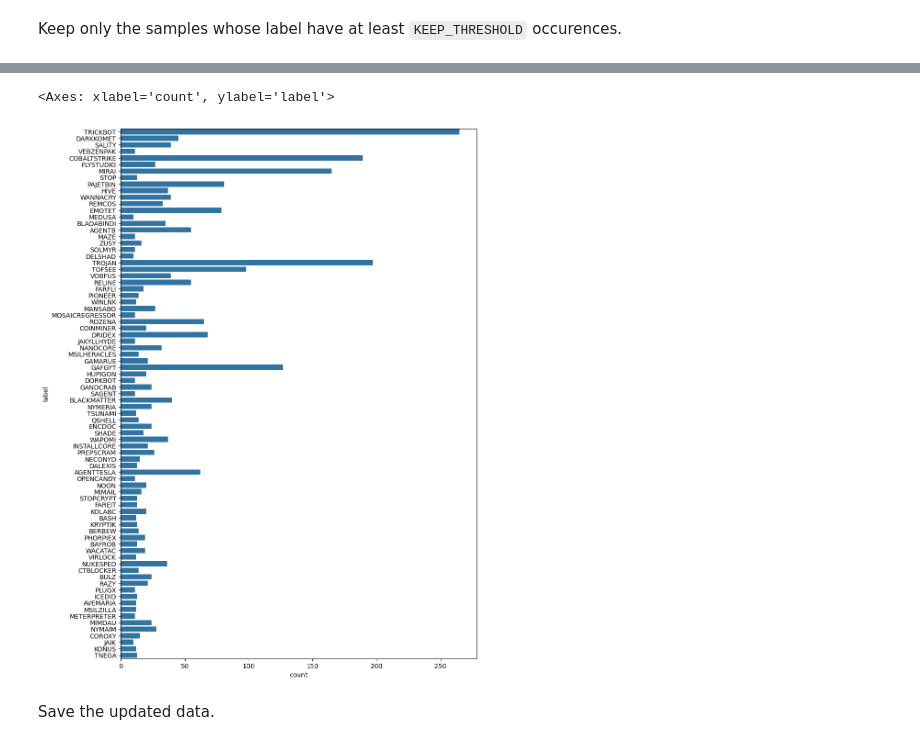
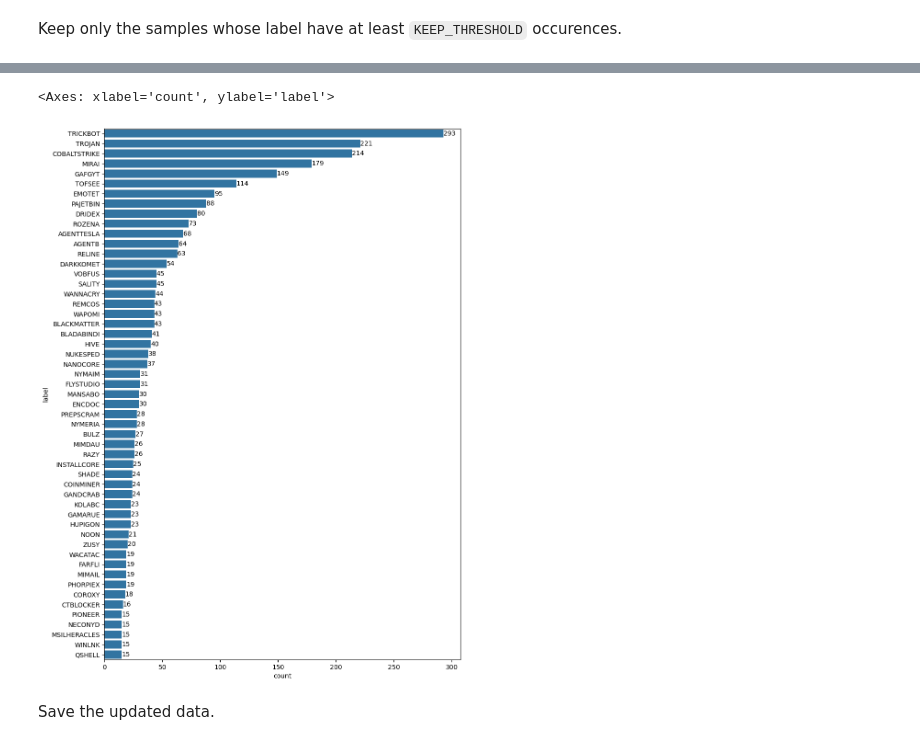
Before and after one commit to PhotonicGluon/MACBETh, a Jupyter notebook: classification/1-Data-Exploration.ipynb, the cells around one changed output, grey strips where cells are left out. Drawn from its saved outputs; the diff is of its cells as text; code cells hidden in the pictures.

Commit message:
Update models and data exploration notebook

```diff
--- a/classification/1-Data-Exploration.ipynb
+++ b/classification/1-Data-Exploration.ipynb
@@ -63,0 +86,5 @@ df
+# %%
+counts = df["label"].value_counts(dropna=False)
+keep_labels = counts[counts >= 5].index
+df = df[df["label"].isin(keep_labels)].reset_index(drop=True)
+df
@@ -64,3 +127,5 @@ df
+# %%
+KEEP_THRESHOLD = 15
 # %% [markdown]
 Keep only the samples whose label have at least `KEEP_THRESHOLD` occurences.
 # %%
@@ -105,9 +172,11 @@ Name: count, Length: 81, dtype: int64
 # %%
 plt.figure(figsize = (10, 15))
-sns.countplot(data=df["label"])
+ax = sns.countplot(data=df["label"], order=df["label"].value_counts().index)
+ax.bar_label(ax.containers[0])
+ax
 # %% [output]
 <Axes: xlabel='count', ylabel='label'>
-[figure, old version]
+[figure, new version]
 # %% [markdown]
 Save the updated data.
 # %%
```
Also changed, not shown: parts of 18 cells of this notebook, 7 other files.
